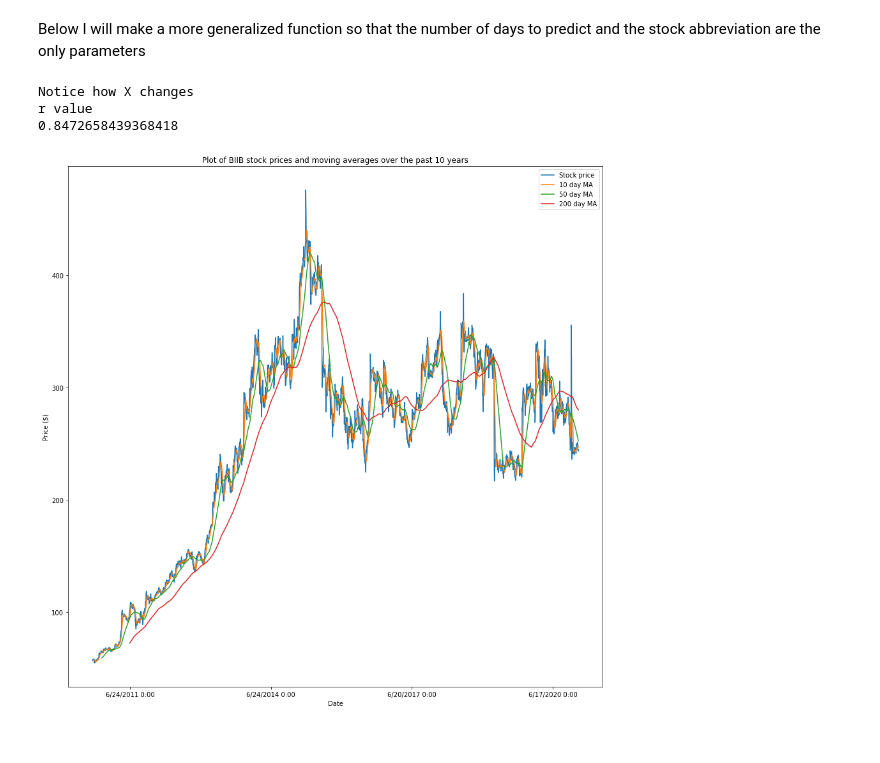
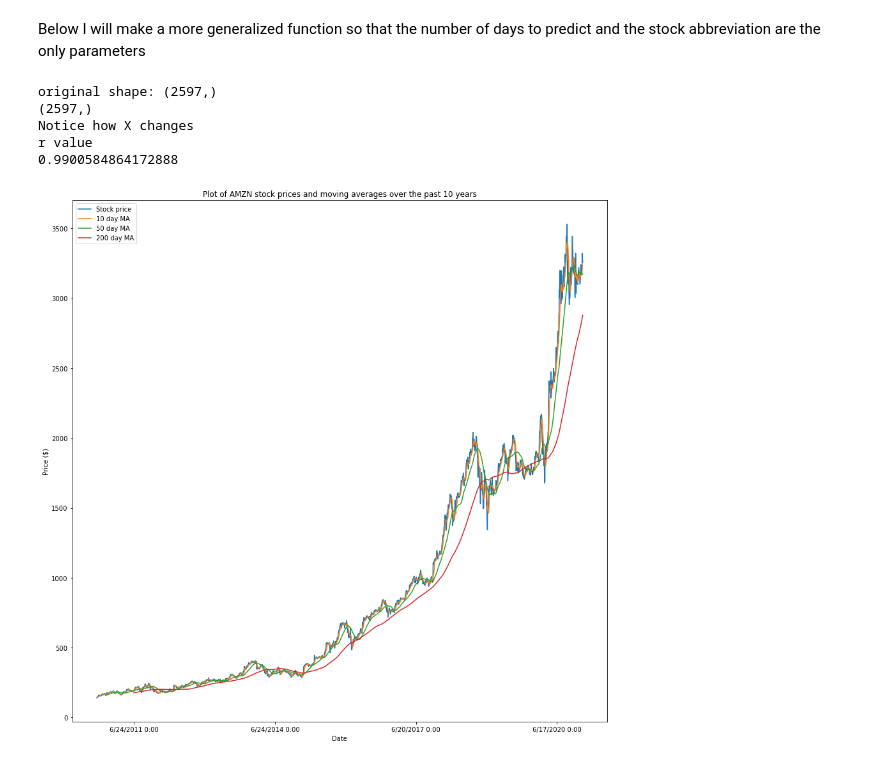
Before and after one commit to jimsherman14/ML-4641-Group-13, a Jupyter notebook: Stock_pred.ipynb, the cells around one changed output. Drawn from its saved outputs; the diff is of its cells as text; code cells hidden in the pictures.

```diff
--- a/Stock_pred.ipynb
+++ b/Stock_pred.ipynb
@@ -219,7 +219,9 @@ def ridge_prediction(stock, num_days=30):
 
 
     ###start of applying ridge regression
+    print("original shape: {}".format(stock_prices.shape))
     stock_prediction = stock_prices.shift(-num_days)
+    print(stock_prediction.shape)
     X = np.stack((_10day_ma[199:], _50day_ma[199:], _200day_ma[199:]), axis=1) #we do this so there are no nan values. index 199 is where 200day_ma starts
     print("Notice how X changes")
     X = X[:-num_days]
@@ -249,37 +251,39 @@ def ridge_prediction(stock, num_days=30):
     ##plotting the model
     fig, axes = plt.subplots(1,1)
     axes.plot(df['Date'], stock_prices)
-    axes.plot(predicted_dates, predict_prediction)
-    axes.plot(df['Date'][199:], real_prediction)
+    axes.plot(df['Date'][-num_days:], predict_prediction)
+    axes.plot(df['Date'][199:-num_days + 1], real_prediction[:-num_days + 1])
 
 
 
     axes.set_title("Using Ridge regression")
     axes.legend(["Stock price of " + stock, "Forecast", "Ridge prediction"])
     axes.xaxis.set_label_text("Date")
     axes.yaxis.set_label_text("Price ($)")
 
     axes.set_xticks([200, 953, 1706, 2459]) #adjusts the number of ticks (dates displayed on x axis)
     fig.set_figheight(12)
     fig.set_figwidth(12)
 
     ####plot to compare the predicted data points to the actual stock prices
     fig2, axes2 = plt.subplots(1,1)
     axes2.plot(stock_prices, stock_prices)
     axes2.scatter(stock_prices[199:],real_prediction,  color="red")
     axes2.set_title("Comparing predicted prices to actual prices")
     axes2.legend(["Actual price", "Predicted price"])
     axes2.yaxis.set_label_text("Price ($)")
     axes2.xaxis.set_label_text("Price ($)")
     fig2.set_figheight(12)
     fig2.set_figwidth(12)
 
 
 
 #### Here is where you can run the function
-ridge_prediction('BIIB') #pass in the stock abreviation and number of days to predict. The default number of days is 30
+ridge_prediction('AMZN', 10) #pass in the stock abreviation and number of days to predict. The default number of days is 30
 # %% [output]
+original shape: (2597,)
+(2597,)
 Notice how X changes
 r value
-0.8472658439368418
+0.9900584864172888
-[figure, old version]
+[figure, new version]
```
Also changed, not shown: parts of 2 cells of this notebook.
